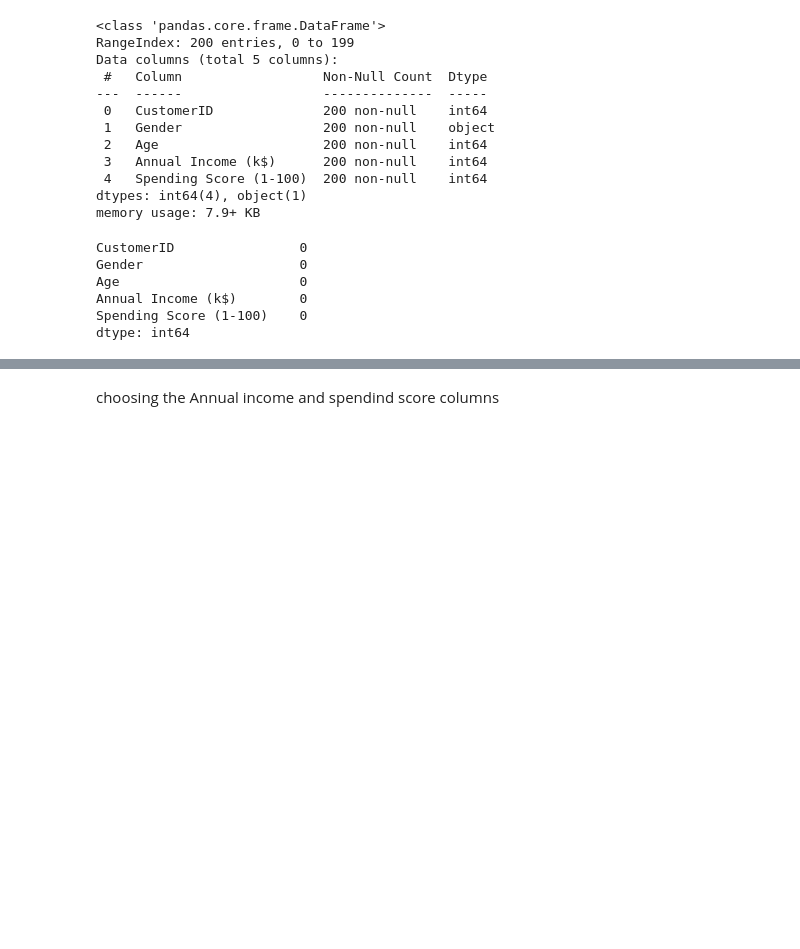
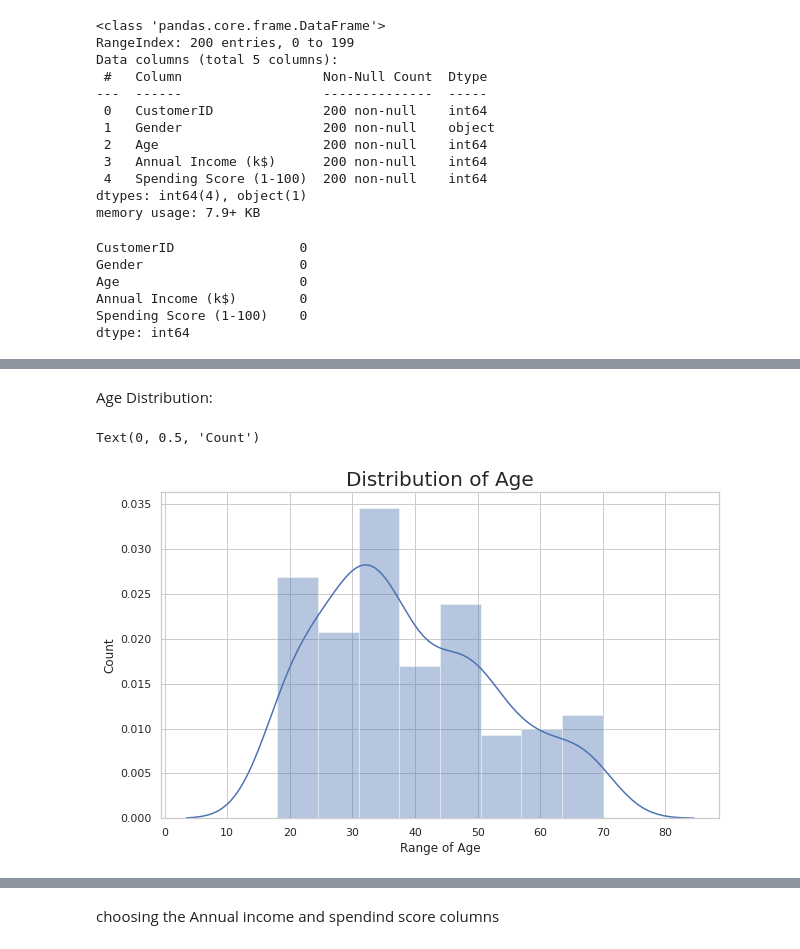
Before and after one commit to Stkshamir/project-2, a Jupyter notebook: project2_customer_segmentation.ipynb, the cells around one changed output, grey strips where cells are left out. Drawn from its saved outputs; the diff is of its cells as text; code cells hidden in the pictures; blank space fills up the shorter version.

```diff
--- a/project2_customer_segmentation.ipynb
+++ b/project2_customer_segmentation.ipynb
@@ -51,0 +75,13 @@ dtype: int64
+# %% [markdown]
+Age Distribution:
+# %%
+#Distribution of age
+plt.figure(figsize=(10, 6))
+sns.set(style = 'whitegrid')
+sns.distplot(data['Age'])
+plt.title('Distribution of Age', fontsize = 20)
+plt.xlabel('Range of Age')
+plt.ylabel('Count')
+# %% [output]
+Text(0, 0.5, 'Count')
+[figure, added]
```
Also changed, not shown: parts of 14 cells of this notebook.
